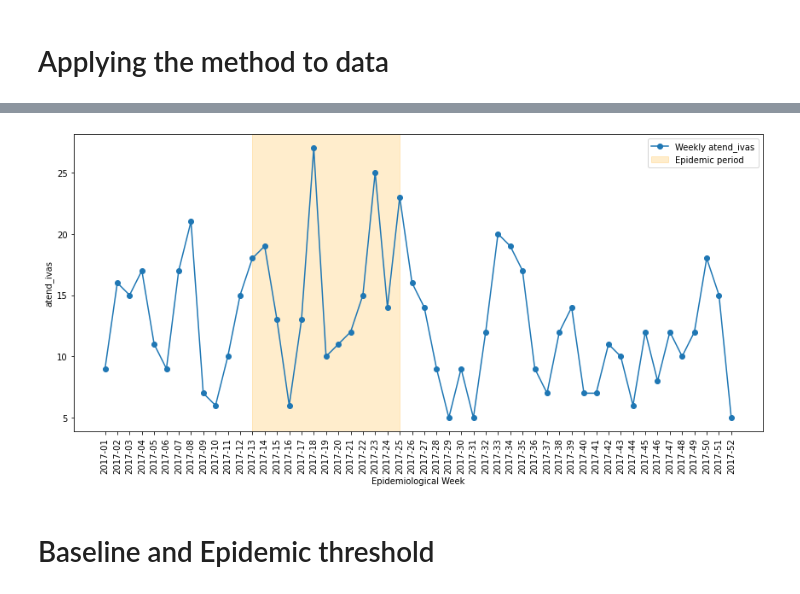
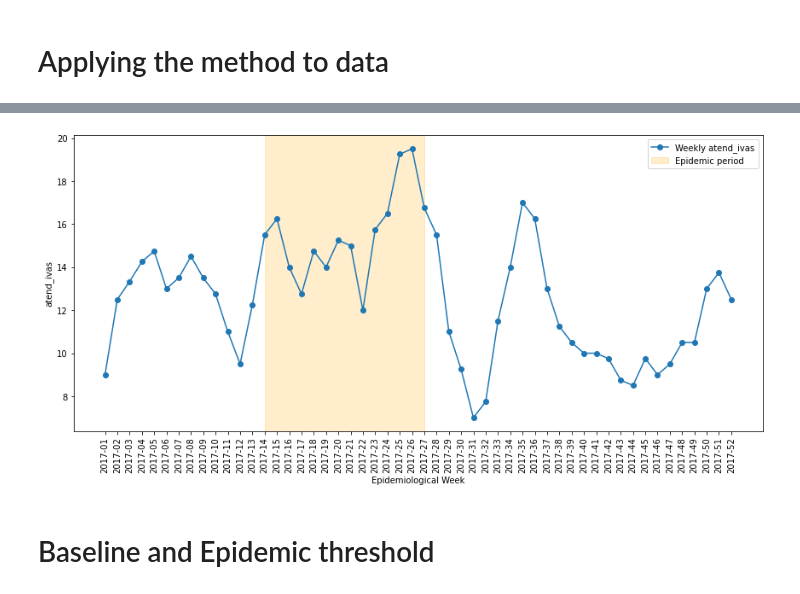
Before and after one commit to Julian-sun/IDEA_model, a Jupyter notebook: tmp/MEM_v1.ipynb, the cells around one changed output, grey strips where cells are left out. Saved outputs shown, nothing was run; the diff lists cells and outputs as text; code cells hidden in the pictures.

```diff
--- a/tmp/MEM_v1.ipynb
+++ b/tmp/MEM_v1.ipynb
@@ -15,7 +15,7 @@ from numpy.lib.stride_tricks import sliding_window_view
 # %% [markdown]
 # Load data
 # %%
-df = pd.read_parquet('/Users/julianeoliveira/Downloads/aesop_2025_09_12_mun.parquet')
+df = pd.read_parquet('/Users/julianeoliveira/Downloads/aesop_2026_01_09_mun.parquet')
 
 #df = pd.read_parquet('/Users/julianeoliveira/Downloads/202322_202522_ears_evi_mmaing.parquet')
 #df = pd.read_parquet('/home/juliane.oliveira/workspace/Data/aesop_2025_07_17_mun.parquet')
@@ -32,4 +34,7 @@ def smooth_lowess(pr):
 # %%
-lst = ['co_ibge', 'epiyear', 'epiweek','year_week', 'atend_totais', 'atend_ivas']
+lst = ['nm_municipio','co_ibge', 'epiyear', 'epiweek','year_week', 'atend_totais', 'atend_ivas','ra_atend_ivas','ra_atend_ivas_ma',]
 
 set_muni = df[df.co_ibge == 110001][lst]
+
+set_muni = set_muni.assign(atend_ivas_ma = set_muni["atend_ivas"].rolling(window=4, min_periods=1).mean(),
+                           ra_atend_ivas_ma2 = set_muni['ra_atend_ivas'].rolling(window=4, min_periods=1).mean())
@@ -36,5 +56,5 @@ set_muni = df[df.co_ibge == 110001][lst]
 # %%
-def mem_epidemic_period(set_muni, delta=0.02):
+def mem_epidemic_period(set_muni, col_year = 'epiyear', col_series = 'atend_ivas_ma',  delta=0.02):
     """
     Compute epidemic period (step 1 of MEM) for each season/year.
 
@@ -62,10 +82,10 @@ def mem_epidemic_period(set_muni, delta=0.02):
     results = {}
     summary_records = []
 
-    for year in sorted(set_muni.epiyear.unique()):
-        s1 = set_muni[set_muni.epiyear == year].reset_index(drop=True)
+    for year in sorted(set_muni[col_year].unique()):
+        s1 = set_muni[set_muni[col_year] == year].reset_index(drop=True)
 
-        t = np.asarray(s1.atend_ivas)
+        t = np.asarray(s1[col_series])
         S = len(t)
         tS = np.sum(t)
 
@@ -117,2 +153,2 @@ def mem_epidemic_period(set_muni, delta=0.02):
 # %%
-summary, details = mem_epidemic_period(set_muni, delta=0.02)
+summary, details = mem_epidemic_period(set_muni,col_year = 'epiyear', col_series = 'atend_ivas_ma', delta=0.02)
@@ -119,31 +168,32 @@ summary, details = mem_epidemic_period(set_muni, delta=0.02)
 # %%
 fig, ax = plt.subplots(figsize=(12,6))
 
 year = 2017
 
 season = set_muni[set_muni.epiyear == year].reset_index()
 
 k_s = summary[summary.epiyear == year].k_start.max()
 
 k_e = summary[summary.epiyear == year].k_end.max()
 
 # plot weekly values
-ax.plot(season["year_week"], season['atend_ivas'], marker="o", label="Weekly atend_ivas")
+#ax.plot(season["year_week"], season['atend_ivas'], marker="o", label="Weekly atend_ivas")
+ax.plot(season["year_week"], season['atend_ivas_ma'], marker="o", label="Weekly atend_ivas")
 
 # highlight epidemic window
 ax.axvspan(season.loc[k_s-1, "year_week"], season.loc[k_e-1, "year_week"],
                    color="orange", alpha=0.2, label="Epidemic period")
 
 
 # labels
 plt.xticks(rotation=90)
 ax.set_xlabel("Epidemiological Week")
 ax.set_ylabel("atend_ivas")
 ax.legend()
 plt.tight_layout()
 plt.show()
 # %% [output]
-[figure, old version]
+[figure, new version]
 # %% [markdown]
 #  Baseline and Epidemic threshold
 # %%
```
Also changed, not shown: parts of 4 cells of this notebook, 4 other files.
